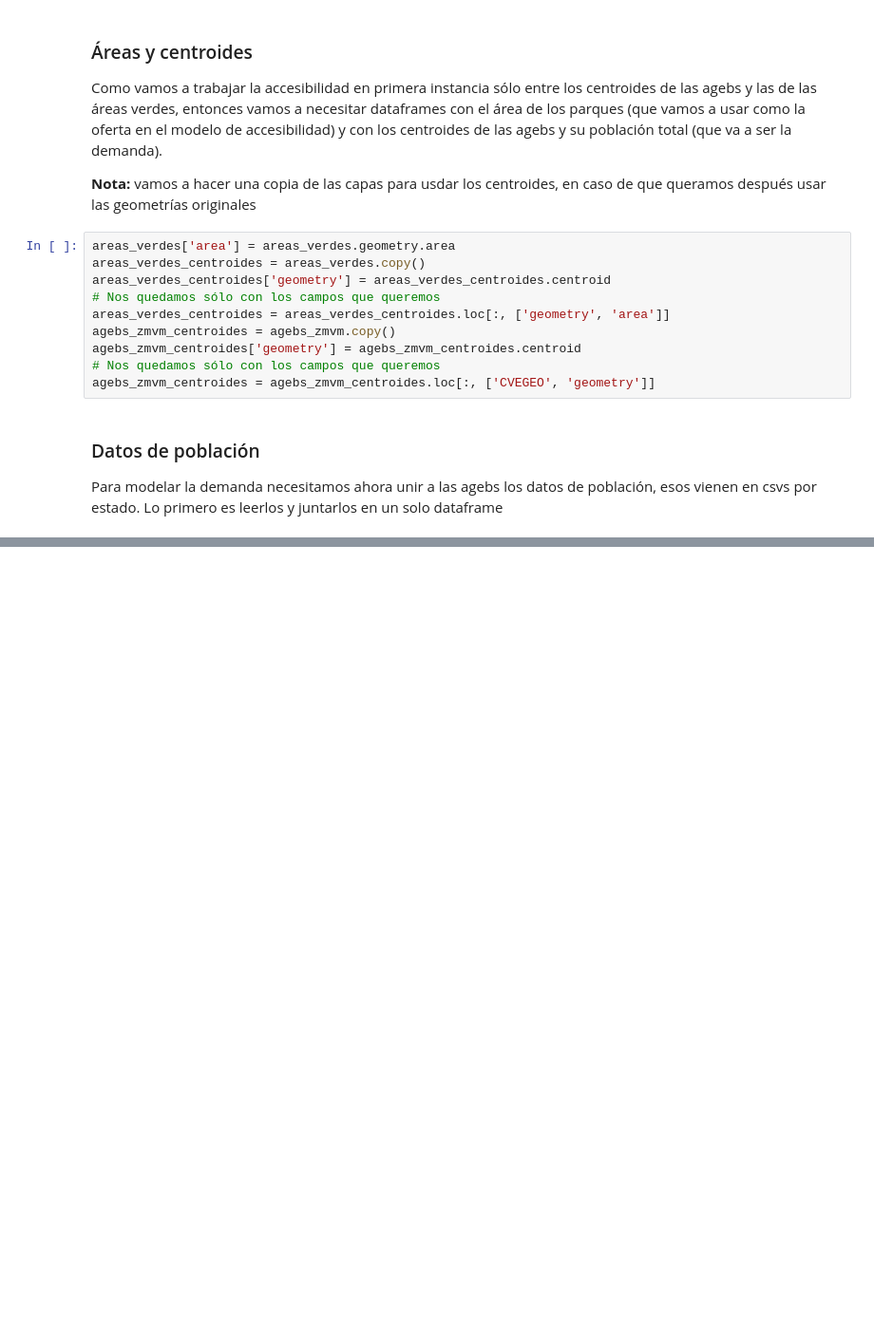
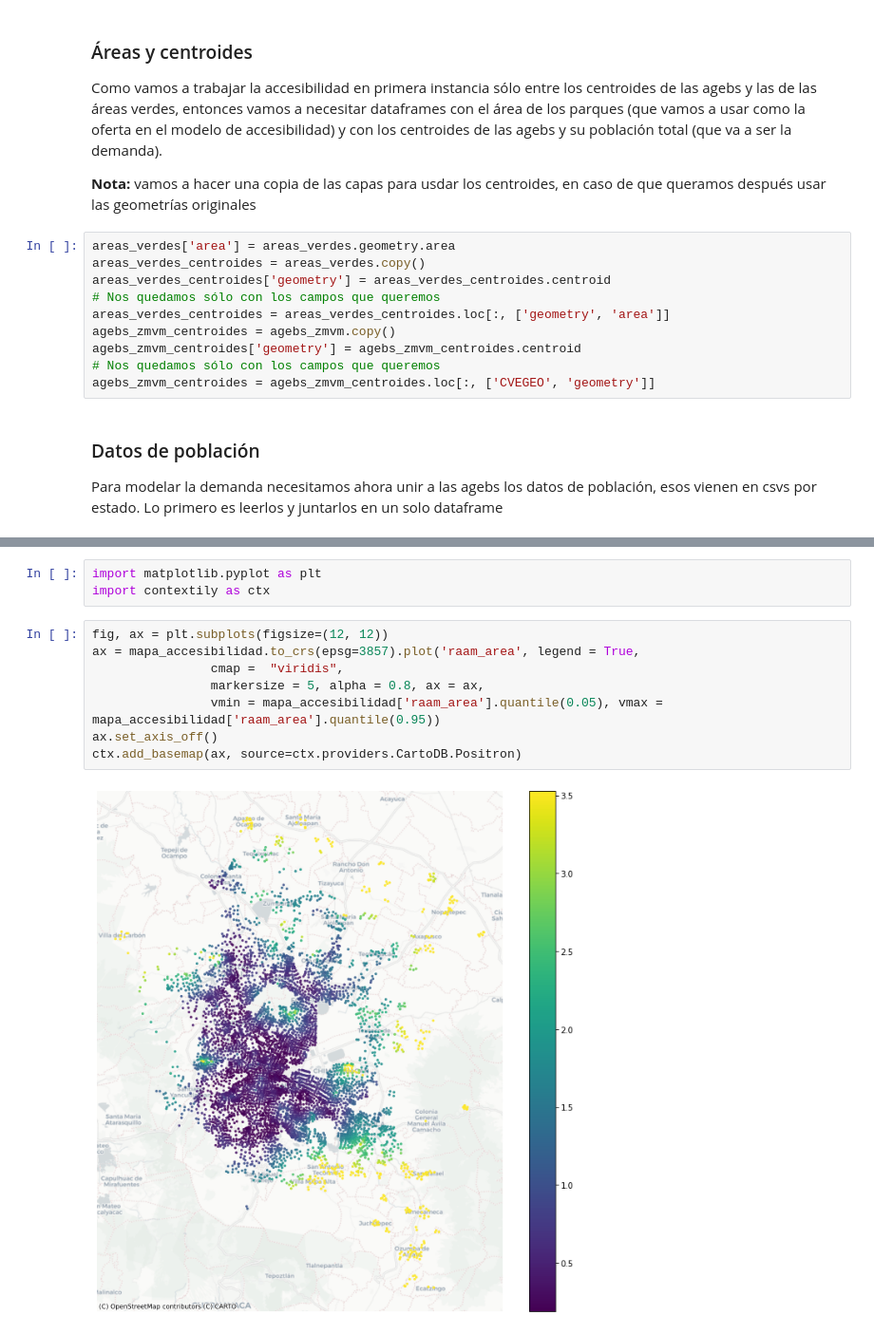
Before and after one commit to CentroGeo/temas-selectos-geoinformatica, a Jupyter notebook: accesibilidad/accesibilidad_01.ipynb, the cells around one changed output, grey strips where cells are left out. Shown at 95% size. Cells and saved outputs as stored; diff of their text form; blank space fills up the shorter version.

```diff
--- a/accesibilidad/accesibilidad_01.ipynb
+++ b/accesibilidad/accesibilidad_01.ipynb
@@ -108,0 +239,13 @@ datos_zmvm
+# %%
+import matplotlib.pyplot as plt
+import contextily as ctx
+# %%
+fig, ax = plt.subplots(figsize=(12, 12))
+ax = mapa_accesibilidad.to_crs(epsg=3857).plot('raam_area', legend = True,
+                cmap =  "viridis",
+                markersize = 5, alpha = 0.8, ax = ax,
+                vmin = mapa_accesibilidad['raam_area'].quantile(0.05), vmax = mapa_accesibilidad['raam_area'].quantile(0.95))
+ax.set_axis_off()
+ctx.add_basemap(ax, source=ctx.providers.CartoDB.Positron)
+# %% [output]
+[figure, added]
```
Also changed, not shown: parts of 16 cells of this notebook, 1 other file.
